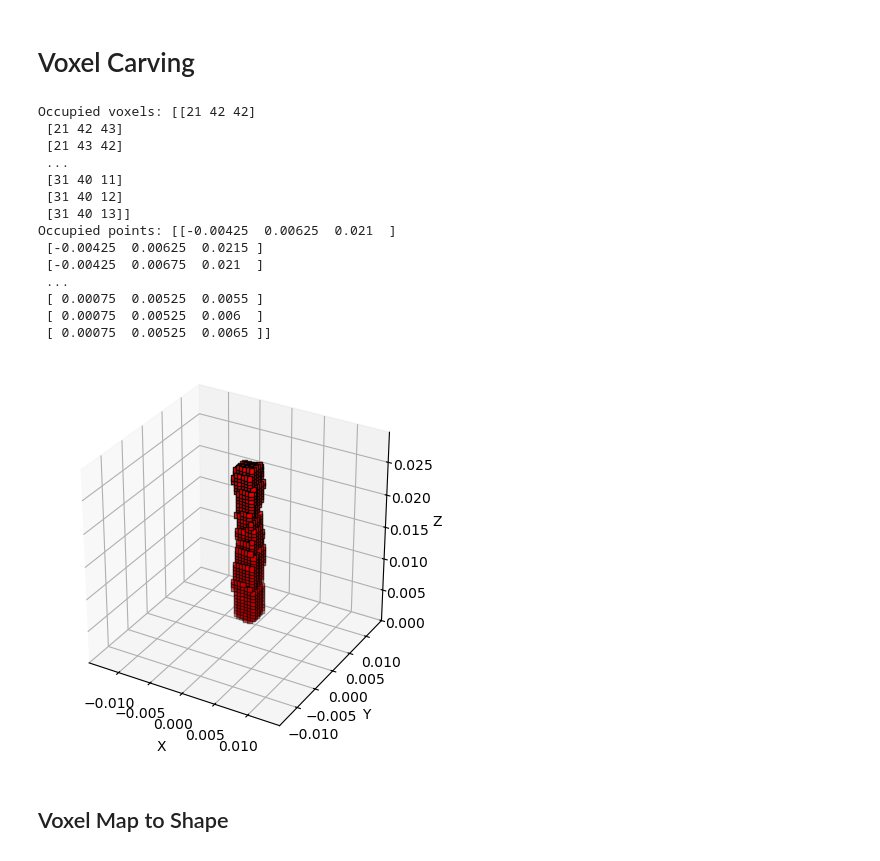
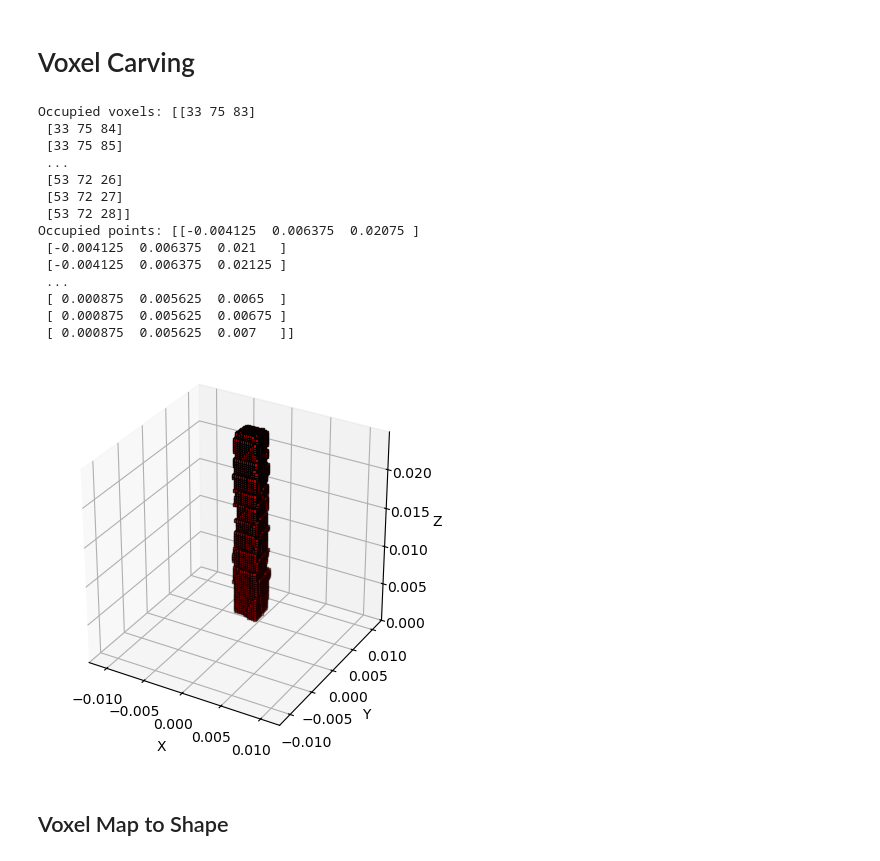
Before and after one commit to jasonkglim/Catheter-Perception, a Jupyter notebook: scripts/catheter_pose_estimation.ipynb, the cells around one changed output. Cells and saved outputs as stored; diff of their text form; code cells hidden in the pictures.

```diff
--- a/scripts/catheter_pose_estimation.ipynb
+++ b/scripts/catheter_pose_estimation.ipynb
@@ -216,10 +216,10 @@ import cv2
 import pickle
 
 # Define voxel grid
-VOXEL_SIZE = 0.0005  # 1 mm voxel size
-N_X = 60
-N_Y = 60
-N_Z = 60
+VOXEL_SIZE = 0.00025
+N_X = 100
+N_Y = 100
+N_Z = 100
 voxel_map = np.zeros((N_X, N_Y, N_Z), dtype=np.uint8)
 origin = np.array([(N_X - 1) / 2, (N_Y - 1) / 2, 0]) * VOXEL_SIZE
 # origin = np.array([0, 0, 0])  # Center of the voxel grid
@@ -274,9 +274,10 @@ import cv2
 import numpy as np
 
 
-img_dir = "C:\\Users\\jlimk\\OneDrive - Cor Medical Ventures\\Documents\\Channel Robotics\\Catheter Calibration Data\\LC_v3_05_16_25_T1\\image_snapshots"
-img0_paths = glob.glob(f"{img_dir}\\cam_0\\*.png")
-img1_paths = glob.glob(f"{img_dir}\\cam_1\\*.png")
+img_dir = "C:\\Users\\jlim\\OneDrive - Cor Medical Ventures\\Documents\\Channel Robotics\\Catheter Calibration Data\\LC_v3_05_16_25_T1\\image_snapshots"
+img0_paths = sorted(glob.glob(f"{img_dir}\\cam_0\\*.png"))
+img1_paths = sorted(glob.glob(f"{img_dir}\\cam_1\\*.png"))
+image_num = 42  # Change this to the desired image number
 img0 = cv2.imread(img0_paths[42])
 img1 = cv2.imread(img1_paths[42])
 img0_copy = img0.copy()
@@ -367,22 +368,15 @@ sam = sam_model_registry[model_type](checkpoint=checkpoint_path)
 sam.to("cpu")
 sam_predictor = SamPredictor(sam)
 
-# Loop over images in director
-# dir = "../tip_pose_images"
-# cam0_img_path = sorted(glob.glob(f"{dir}/cam0_*.png"))
-# cam1_img_path = sorted(glob.glob(f"{dir}/cam1_*.png"))
+# Locations for saving segmentation results and masks
+dir = "../tip_pose_images"
 mask_dir = f"{dir}/masks"
-
-# for cam_num, (img0_path, img1_path) in enumerate(zip(cam0_img_path, cam1_img_path)):
-    # Read images
-# img0 = cv2.imread(img0_path)
-# img1 = cv2.imread(img1_path)
-
 
 # Get image dimensions
 h, w, _ = img0.shape
-
-for image_num, image in enumerate([img0_copy, img1_copy]):
+img0_copy = img0.copy()
+img1_copy = img1.copy()
+for cam_num, image in enumerate([img0_copy, img1_copy]):
 
     sam_predictor.set_image(image)
 
@@ -774,8 +744,9 @@ import matplotlib.pyplot as plt
 dir = "../tip_pose_images"
 # cam0_path = sorted(glob.glob(f"{dir}/cam0_*.pkl"))
 # cam1_path = sorted(glob.glob(f"{dir}/cam1_*.pkl"))
-cam0_file = f"{dir}/segmentation_results/cam1_0.pkl"
-cam1_file = f"{dir}/segmentation_results/cam1_1.pkl"
+image_num = 42  # Change this to the desired image number
+cam0_file = f"{dir}/segmentation_results/cam0_{image_num}.pkl"
+cam1_file = f"{dir}/segmentation_results/cam1_{image_num}.pkl"
 
 # for cam0_file, cam1_file in zip(cam0_path, cam1_path):
 
@@ -811,45 +782,45 @@ fig = plt.figure()
 ax = fig.add_subplot(111, projection='3d')
 
 # Set axes limits to match voxel grid limits
 x_min, y_min, z_min = voxel_coordinates.min(axis=0)
 x_max, y_max, z_max = voxel_coordinates.max(axis=0)
 ax.set_xlim([x_min, x_max])
 ax.set_ylim([y_min, y_max])
 ax.set_zlim([z_min, z_max])
 
 # Set labels and aspect ratio
 ax.set_xlabel('X')
 ax.set_ylabel('Y')
 ax.set_zlabel('Z')
 ax.set_box_aspect([x_max - x_min, y_max - y_min, z_max - z_min])
 
 # Marker size: fill the voxel space (marker size is in points^2, so scale accordingly)
 voxel_size = VOXEL_SIZE
 # Calculate marker size in points^2 for scatter (approximate for visual fill)
 # The following formula is a heuristic for matplotlib scatter in 3D:
 marker_size = (72 * voxel_size / (x_max - x_min)) ** 2 * 10
 
 ax.scatter(
     occupied_points[:, 0], occupied_points[:, 1], occupied_points[:, 2],
     c='r', marker='s', s=marker_size, edgecolor='k'
 )
 
 plt.show()
 # %% [output]
-Occupied voxels: [[21 42 42]
- [21 42 43]
- [21 43 42]
+Occupied voxels: [[33 75 83]
+ [33 75 84]
+ [33 75 85]
  ...
- [31 40 11]
- [31 40 12]
- [31 40 13]]
-Occupied points: [[-0.00425  0.00625  0.021  ]
- [-0.00425  0.00625  0.0215 ]
- [-0.00425  0.00675  0.021  ]
+ [53 72 26]
+ [53 72 27]
+ [53 72 28]]
+Occupied points: [[-0.004125  0.006375  0.02075 ]
+ [-0.004125  0.006375  0.021   ]
+ [-0.004125  0.006375  0.02125 ]
  ...
- [ 0.00075  0.00525  0.0055 ]
- [ 0.00075  0.00525  0.006  ]
- [ 0.00075  0.00525  0.0065 ]]
+ [ 0.000875  0.005625  0.0065  ]
+ [ 0.000875  0.005625  0.00675 ]
+ [ 0.000875  0.005625  0.007   ]]
-[figure, old version]
+[figure, new version]
 # %% [markdown]
 ## Voxel Map to Shape
```
Also changed, not shown: parts of 9 cells of this notebook, 4 other files.
